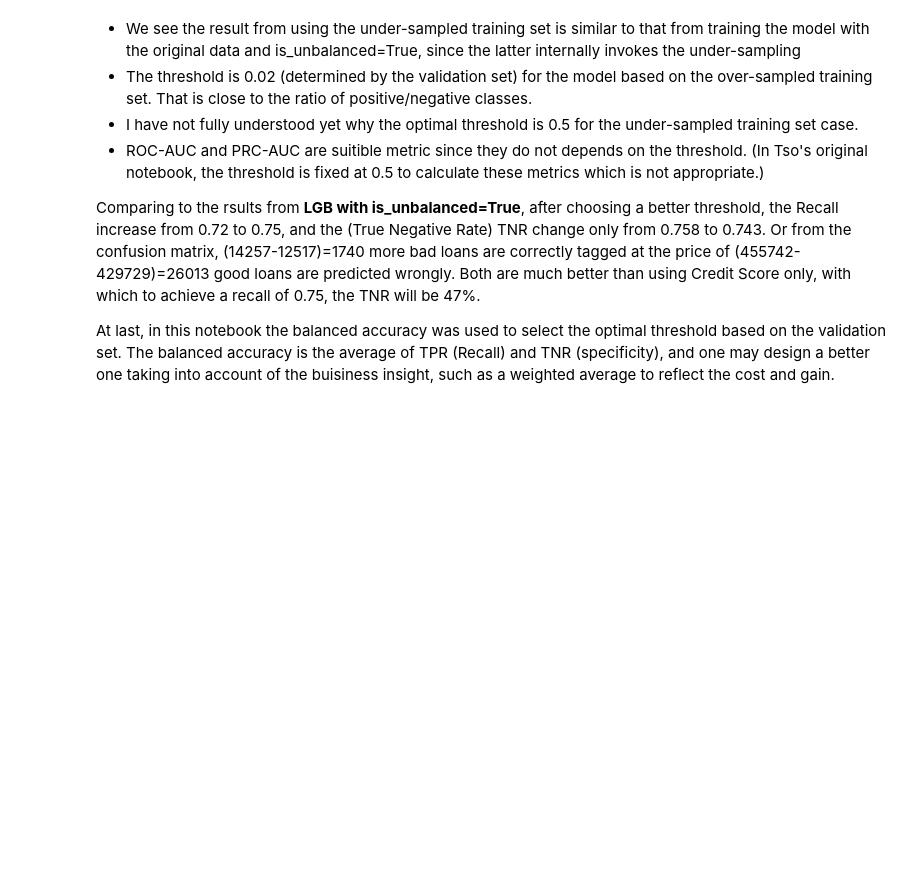
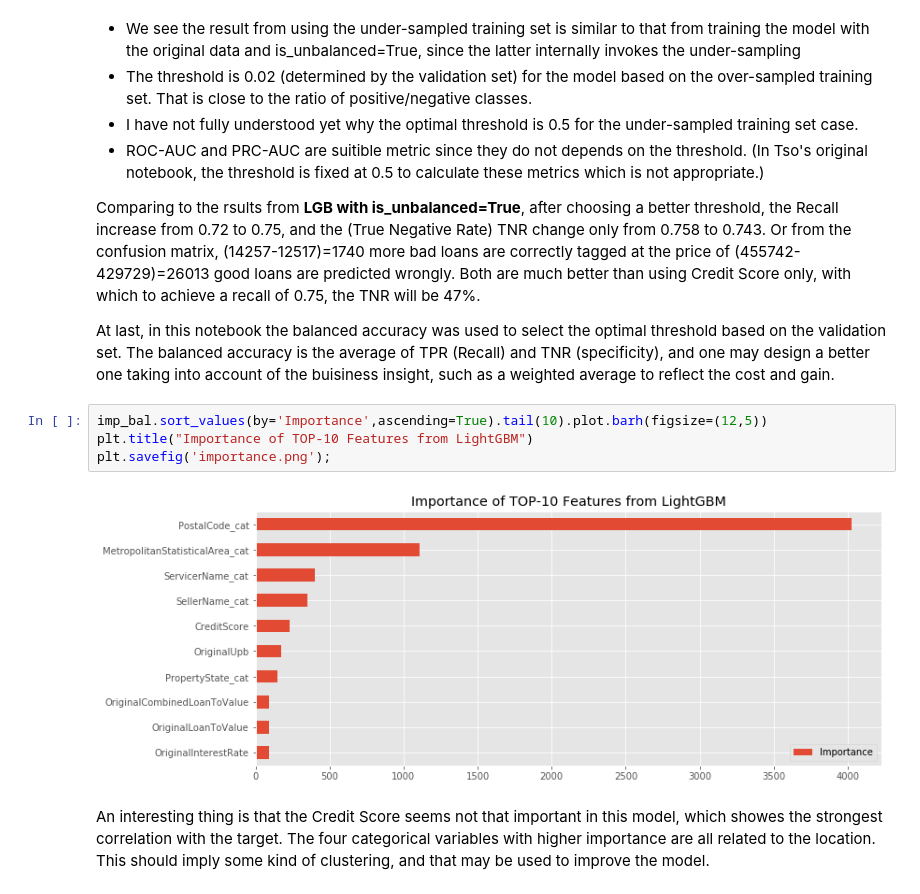
Before and after one commit to vimtex/ds_projects, a Jupyter notebook: freddie_mac/freddie/freddie_lgb.ipynb, the cells around one changed output. Drawn from its saved outputs; the diff is of its cells as text; blank space fills up the shorter version.

Commit message:
add figures.

```diff
--- a/freddie_mac/freddie/freddie_lgb.ipynb
+++ b/freddie_mac/freddie/freddie_lgb.ipynb
@@ -1166,3 +1169,11 @@ The numbers, used as metrics, make more sense now.
 Comparing to the rsults from **LGB with is_unbalanced=True**, after choosing a better threshold, the Recall increase from 0.72 to 0.75, and the (True Negative Rate) TNR change only from 0.758 to 0.743. Or from the confusion matrix, (14257-12517)=1740 more bad loans are correctly tagged at the price of (455742-429729)=26013 good loans are predicted wrongly. Both are much better than using Credit Score only, with which to achieve a recall of 0.75, the TNR will be 47%.
 
 At last, in this notebook the balanced accuracy was used to select the optimal threshold based on the validation set. The balanced accuracy is the average of TPR (Recall) and TNR (specificity), and one may design a better one taking into account of the buisiness insight, such as a weighted average to reflect the cost and gain.
+# %%
+imp_bal.sort_values(by='Importance',ascending=True).tail(10).plot.barh(figsize=(12,5))
+plt.title("Importance of TOP-10 Features from LightGBM")
+plt.savefig('importance.png');
+# %% [output]
+[figure, added]
+# %% [markdown]
+An interesting thing is that the Credit Score seems not that important in this model, which showes the strongest correlation with the target. The four categorical variables with higher importance are all related to the location. This should imply some kind of clustering, and that may be used to improve the model.
```
Also changed, not shown: parts of 1 cell of this notebook, 3 other files.
